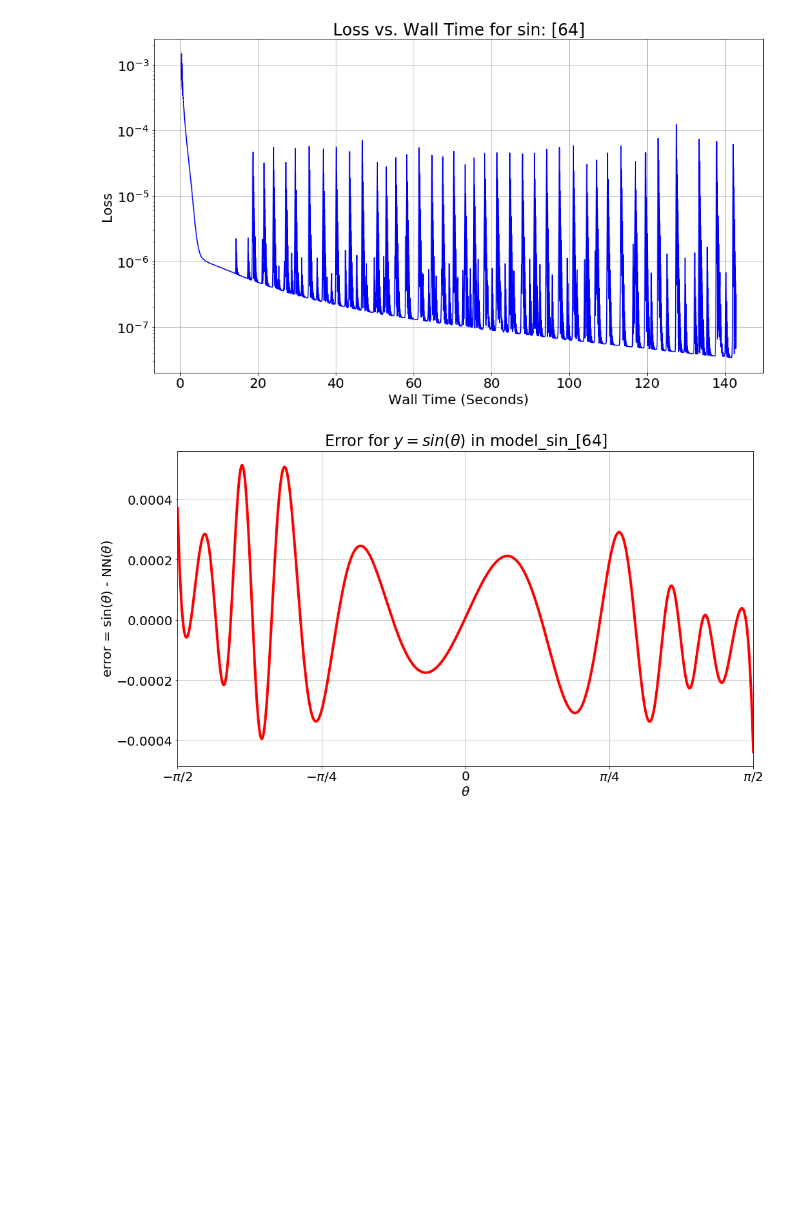
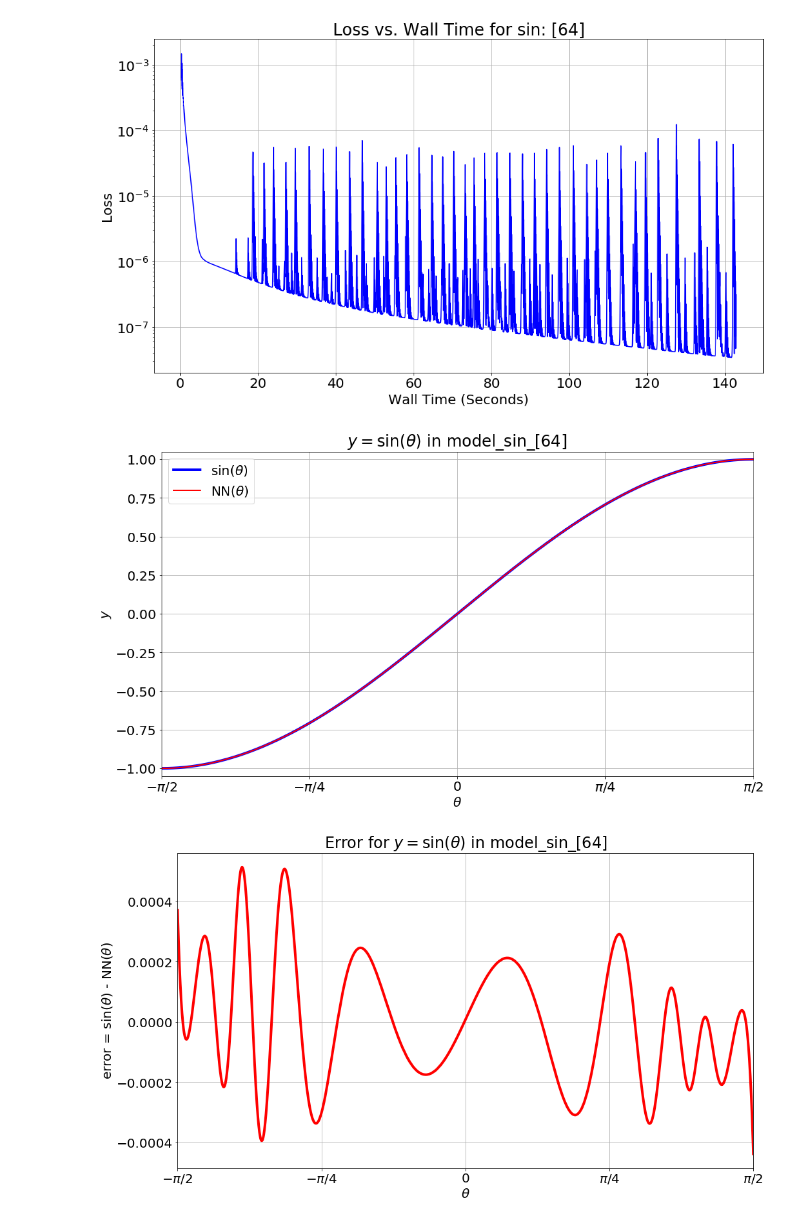
Before and after one commit to memanuel/IACS-n-body, a Jupyter notebook: src/polar-coord-sin.ipynb, the cells around one changed output. Saved outputs shown, nothing was run; the diff lists cells and outputs as text; code cells hidden in the pictures; blank space fills up the shorter version.

```diff
--- a/src/polar-coord-sin.ipynb
+++ b/src/polar-coord-sin.ipynb
@@ -99,7 +99,7 @@ def plot_pred_sin(model, theta):
 
     # Plot predictions
     fig, ax = plt.subplots(figsize=[16,9])
-    ax.set_title(f'$y = sin(\\theta)$ in {model.name}')
+    ax.set_title(f'$y = \sin(\\theta)$ in {model.name}')
     ax.set_xlabel('$\\theta$')
     ax.set_ylabel('$y$')
     ax.set_xlim(-np.pi/2.0, np.pi/2.0)
@@ -176,7 +176,7 @@ optimizer=keras.optimizers.Adam(learning_rate=1.0E-3)
 # optimizer=keras.optimizers.SGD(learning_rate=1.0E-3, momentum=0.5)
 
 try:
-    model_sin_64.load_weights('../models/polar_model_sin_[64].h5')
+    model_sin_64.load_weights('../models/polar/model_sin_[64].h5')
     model_sin_64.compile(loss=loss, optimizer=optimizer, metrics=metrics)
     hist_sin_64 = vartbl['hist_sin_64']
     print('Loaded model_sin_64.')
@@ -203,7 +203,9 @@ fig, ax = plot_loss_hist(hist_sin_64, 'sin: [64]')
 # %% [output]
 [figure]
 # %%
-# fig, ax = plot_pred_sin(model_sin_64, theta)
+fig, ax = plot_pred_sin(model_sin_64, theta)
+# %% [output]
+[figure, added]
 # %%
 fig, ax = plot_error_sin(model_sin_64, theta)
 # %% [output]
```
Also changed, not shown: parts of 14 cells of this notebook, 2 other files.
